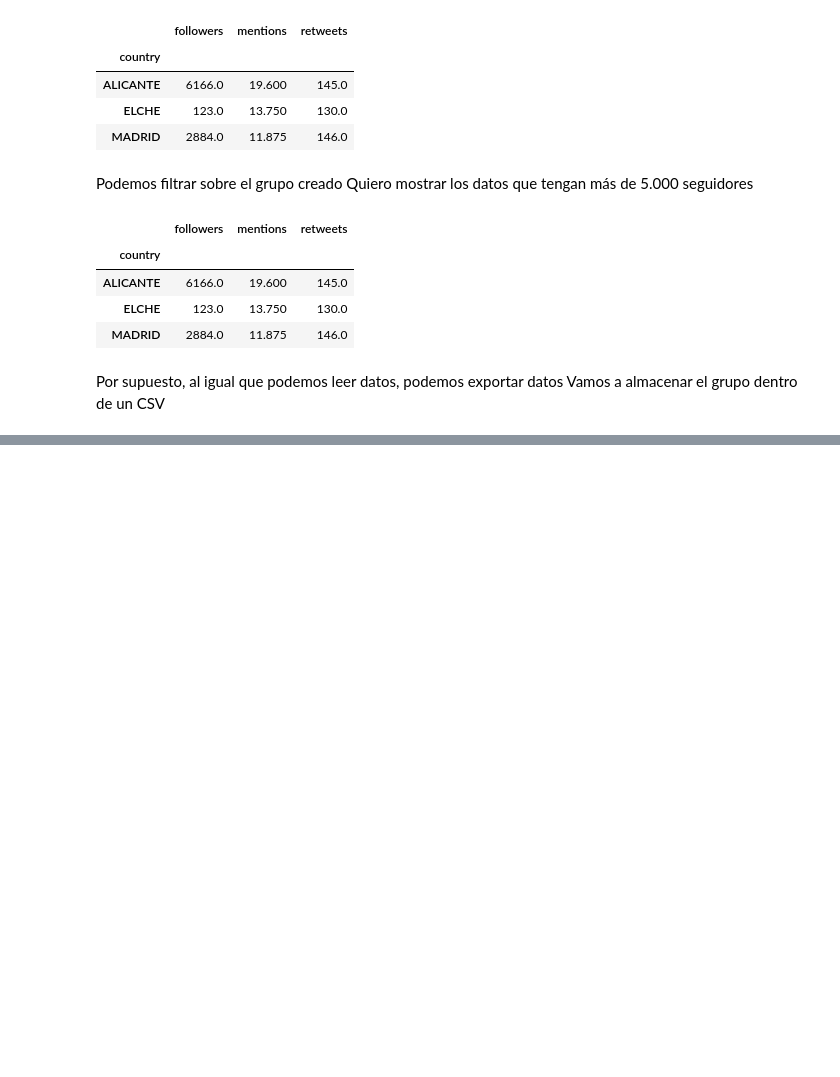
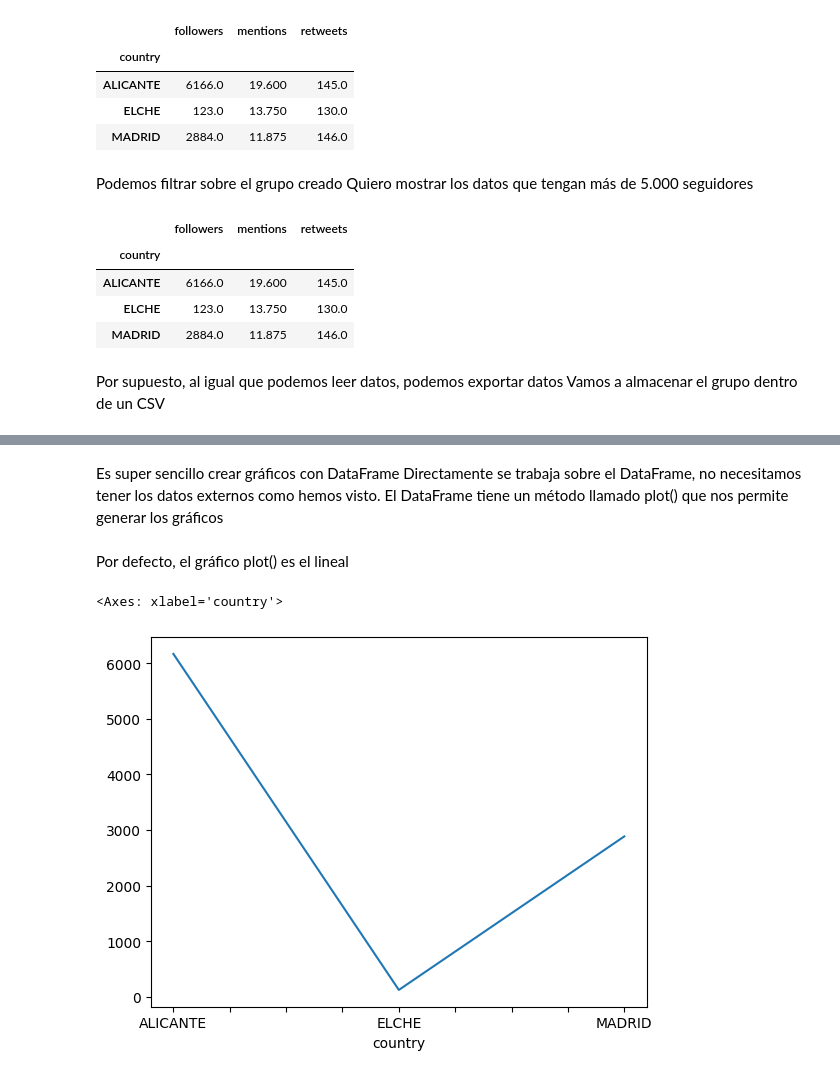
Before and after one commit to serraguti/PythonCiencia, a Jupyter notebook: ciencia05influencers.ipynb, the cells around one changed output, grey strips where cells are left out. Saved outputs shown, nothing was run; the diff lists cells and outputs as text; code cells hidden in the pictures; blank space fills up the shorter version.

```diff
--- a/ciencia05influencers.ipynb
+++ b/ciencia05influencers.ipynb
@@ -180,0 +179,4 @@ ValueError: No engine for filetype: 'xls'
+# %% [markdown]
+Es super sencillo crear gráficos con DataFrame
+Directamente se trabaja sobre el DataFrame, no necesitamos tener los datos externos como hemos visto.
+El DataFrame tiene un método llamado plot() que nos permite generar los gráficos
@@ -180,0 +185,7 @@ ValueError: No engine for filetype: 'xls'
+# %% [markdown]
+Por defecto, el gráfico plot() es el lineal
+# %%
+grupo["followers"].plot()
+# %% [output]
+<Axes: xlabel='country'>
+[figure, added]
```
Also changed, not shown: parts of 7 cells of this notebook.
